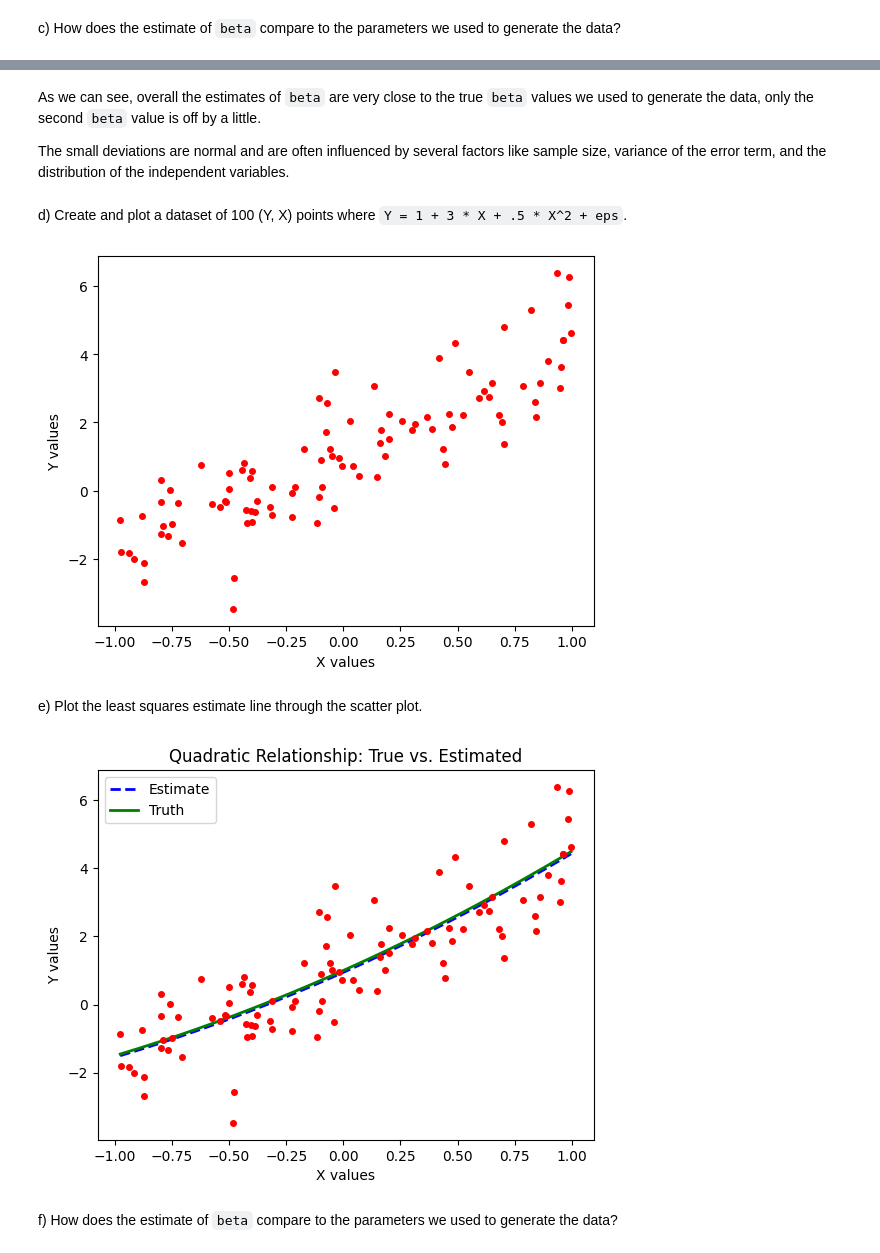
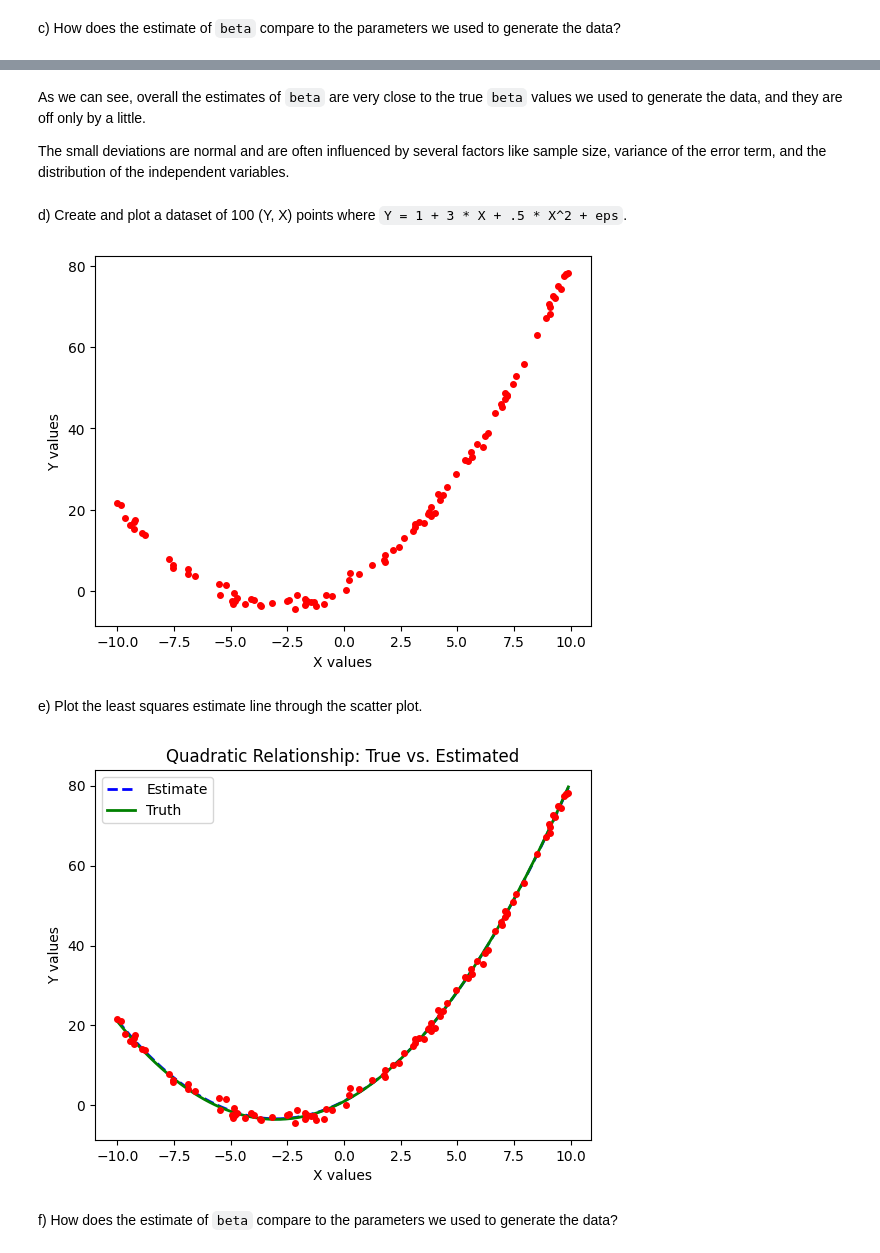
Before and after one commit to markyx316/Data-Science-Fundamentals, a Jupyter notebook: lecture_18/worksheet_18.ipynb, the cells around one changed output, grey strips where cells are left out. Drawn from its saved outputs; the diff is of its cells as text; code cells hidden in the pictures.

```diff
--- a/lecture_18/worksheet_18.ipynb
+++ b/lecture_18/worksheet_18.ipynb
@@ -131,5 +131,5 @@ Estimated beta:  [0.97528178 0.38496058]
 # %% [markdown]
-As we can see, overall the estimates of `beta` are very close to the true `beta` values we used to generate the data, only the second `beta` value is off by a little.
+As we can see, overall the estimates of `beta` are very close to the true `beta` values we used to generate the data, and they are off only by a little.
 
 The small deviations are normal and are often influenced by several factors like sample size, variance of the error term, and the distribution of the independent variables.
 # %% [markdown]
@@ -137,20 +137,20 @@ d) Create and plot a dataset of 100 (Y, X) points where `Y = 1 + 3 * X + .5 * X^
 # %%
 import numpy as np
 import matplotlib.pyplot as plt
 
 SAMPLE_SIZE = 100
 
 true_beta = np.array([1.0, 3.0, 0.5])
 
-x = -1.0 + 2.0 * np.random.random(SAMPLE_SIZE)
+x = -10.0 + 20.0 * np.random.random(SAMPLE_SIZE)
 y = true_beta[0] + true_beta[1] * x + true_beta[2] * x**2 + np.random.randn(SAMPLE_SIZE)
 
 plt.plot(x,y,'ro',markersize=4)
 plt.xlabel('X values')
 plt.ylabel('Y values')
 plt.show()
 # %% [output]
-[figure, old version]
+[figure, new version]
 # %% [markdown]
 e) Plot the least squares estimate line through the scatter plot.
 # %%
@@ -174,7 +174,7 @@ plt.ylabel('Y values')
 plt.legend()
 plt.show()
 # %% [output]
-[figure, old version]
+[figure, new version]
 # %% [markdown]
 f) How does the estimate of `beta` compare to the parameters we used to generate the data?
 # %%
```
Also changed, not shown: parts of 6 cells of this notebook.
